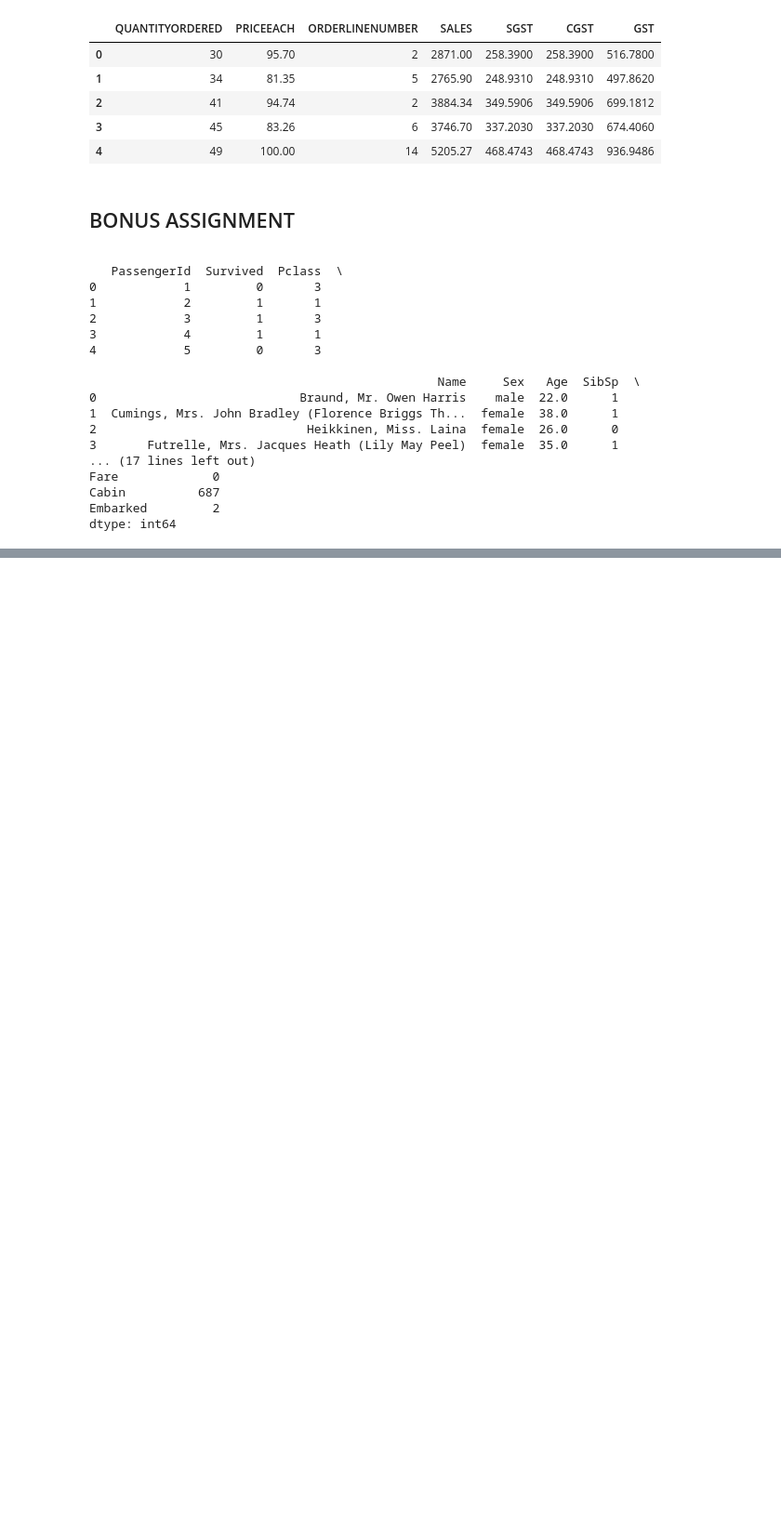
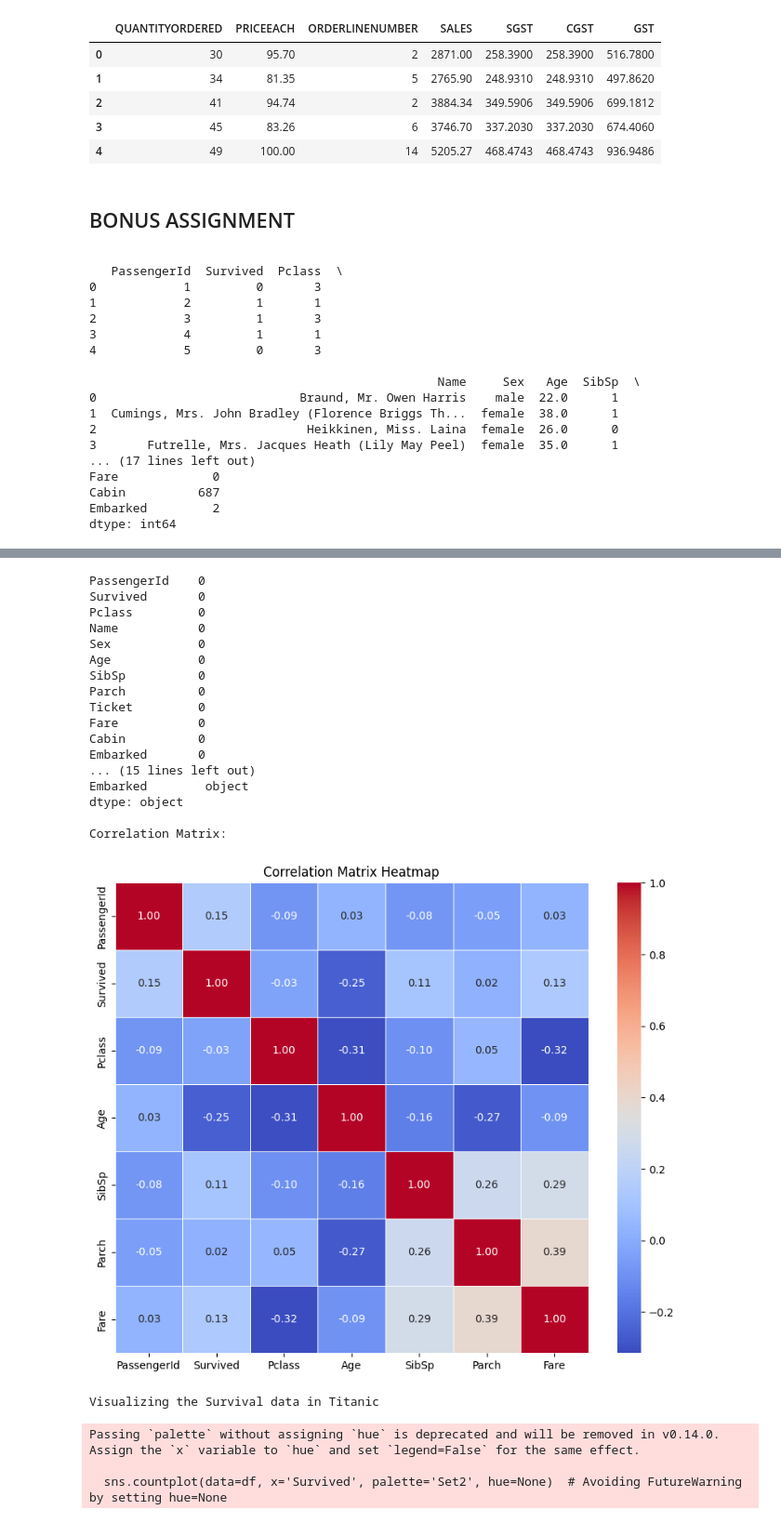
Before and after one commit to Harshvardhan-Moundekar/Machine_Learning, a Jupyter notebook: ML_P02.ipynb, the cells around one changed output, grey strips where cells are left out. Shown: that part at 93% size. Cells and saved outputs as stored; diff of their text form; code cells hidden in the pictures; blank space fills up the shorter version.

```diff
--- a/ML_P02.ipynb
+++ b/ML_P02.ipynb
@@ -160,0 +125,58 @@ dtype: object
+# %%
+#EDA - Exploratory Data Analysis
+#Handling Missing values
+df = df.dropna()
+print(df.isnull().sum())
+print("\n")
+
+#Identifying the data type & format of dataset
+print("Data Types of Column")
+print(df.dtypes)
+
+# Select only numeric columns for correlation matrix
+numeric_columns = df.select_dtypes(include=['number']).columns
+df_numeric = df[numeric_columns]
+
+# Compute the correlation matrix
+correlation_matrix = df_numeric.corr()
+
+# Display the correlation matrix
+print("\nCorrelation Matrix:")
+
+# Visualize the correlation matrix using a heatmap
+plt.figure(figsize=(10, 8))
+sns.heatmap(correlation_matrix, annot=True, fmt=".2f", cmap="coolwarm", linewidths=0.5)
+plt.title("Correlation Matrix Heatmap")
+plt.show()
+
+# Count plot for 'Survived' column, updated to avoid FutureWarning
+print("Visualizing the Survival data in Titanic")
+plt.figure(figsize=(8, 6))
+sns.countplot(data=df, x='Survived', palette='Set2', hue=None)  # Avoiding FutureWarning by setting hue=None
+plt.title('Survival Count in Titanic Dataset')
+plt.xlabel('Survived (0 = No, 1 = Yes)')
+plt.ylabel('Count')
+plt.show()
+# %% [output]
+PassengerId    0
+Survived       0
+Pclass         0
+Name           0
+Sex            0
+Age            0
+SibSp          0
+Parch          0
+Ticket         0
+Fare           0
+Cabin          0
+Embarked       0
+... (15 lines left out)
+Embarked        object
+dtype: object
+
+Correlation Matrix:
+[figure, added]
+Visualizing the Survival data in Titanic
+Passing `palette` without assigning `hue` is deprecated and will be removed in v0.14.0. Assign the `x` variable to `hue` and set `legend=False` for the same effect.
+
+  sns.countplot(data=df, x='Survived', palette='Set2', hue=None)  # Avoiding FutureWarning by setting hue=None
```
Also changed, not shown: parts of 4 cells of this notebook.
